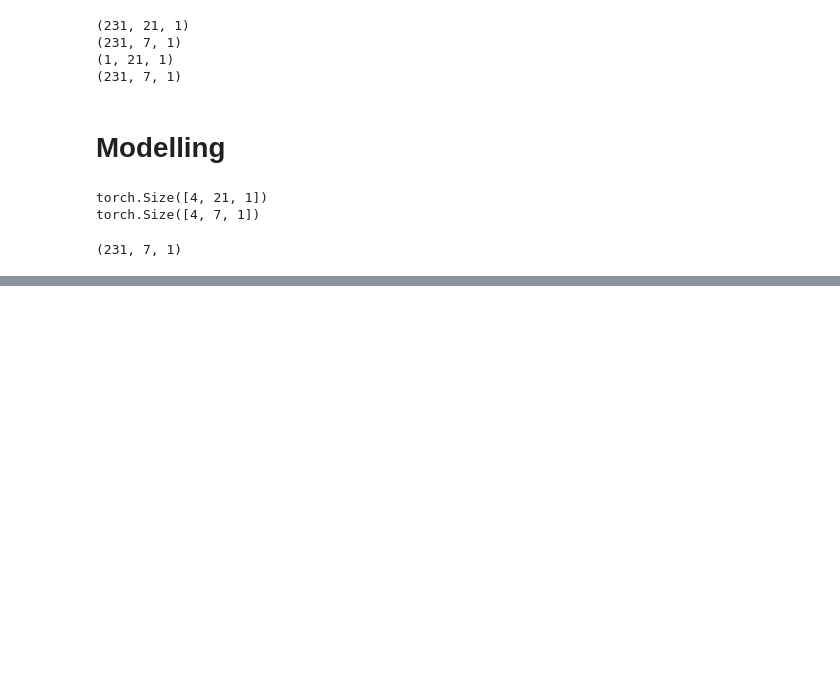
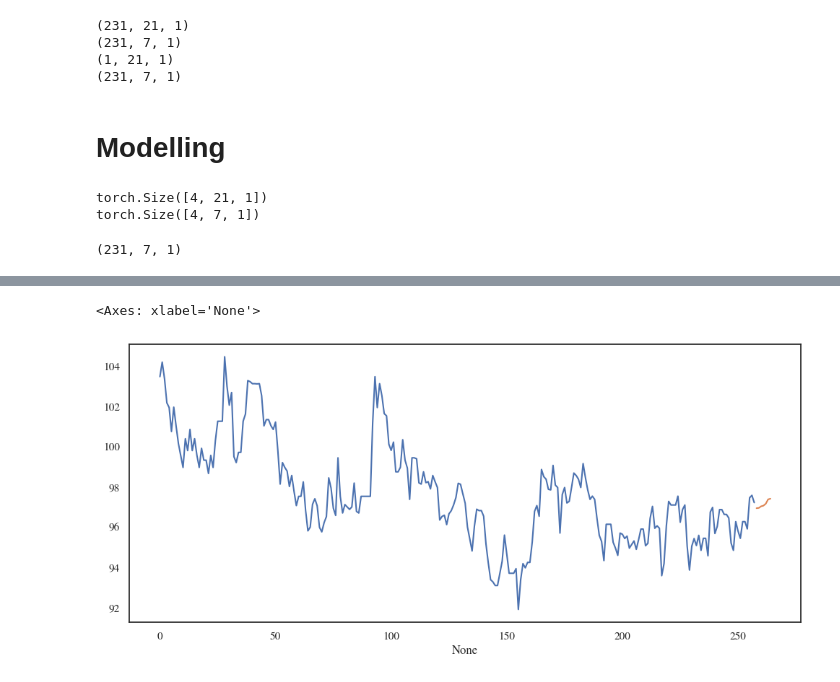
Before and after one commit to negralessio/bfh24, a Jupyter notebook: notebooks/oil_price_forecasting_lstms.ipynb, the cells around one changed output, grey strips where cells are left out. Cells and saved outputs as stored; diff of their text form; code cells hidden in the pictures; blank space fills up the shorter version.

```diff
--- a/notebooks/oil_price_forecasting_lstms.ipynb
+++ b/notebooks/oil_price_forecasting_lstms.ipynb
@@ -242,3 +232,4 @@ y_pred Shape:  torch.Size([3, 7, 1])
 # %%
-y_pred = trainer.test(model=model, dataloaders=test_dataloader)
+y_pred = trainer.predict(model=model, dataloaders=val_dataloader)
+y_pred
 # %% [output]
@@ -251,2 +243,0 @@ y_pred = trainer.test(model=model, dataloaders=test_dataloader)
-# %%
-y_pred = trainer.predict(model=model, dataloaders=test_dataloader)
@@ -264,0 +244,3 @@ y_pred
+# %%
+y_pred_scaled_back = scaler.inverse_transform(y_pred[0].flatten().reshape(-1,1))
+y_pred_scaled_back
@@ -264,0 +255,3 @@ y_pred
+# %%
+y_train_scaled_back = scaler.inverse_transform(y_train_scaled).reshape(-1, 1)
+y_train_scaled_back
@@ -264,0 +276,7 @@ y_pred
+# %%
+fig, axes = plt.subplots(nrows=1, ncols=1, figsize=(12, 5))
+sns.lineplot(x=y_train_indices, y=y_train_scaled_back.flatten(), ax=axes)
+sns.lineplot(x=y_test_indices[:len(y_pred_scaled_back)], y=y_pred_scaled_back.flatten(), ax=axes)
+# %% [output]
+<Axes: xlabel='None'>
+[figure, added]
```
Also changed, not shown: parts of 12 cells of this notebook, 2 other files.
